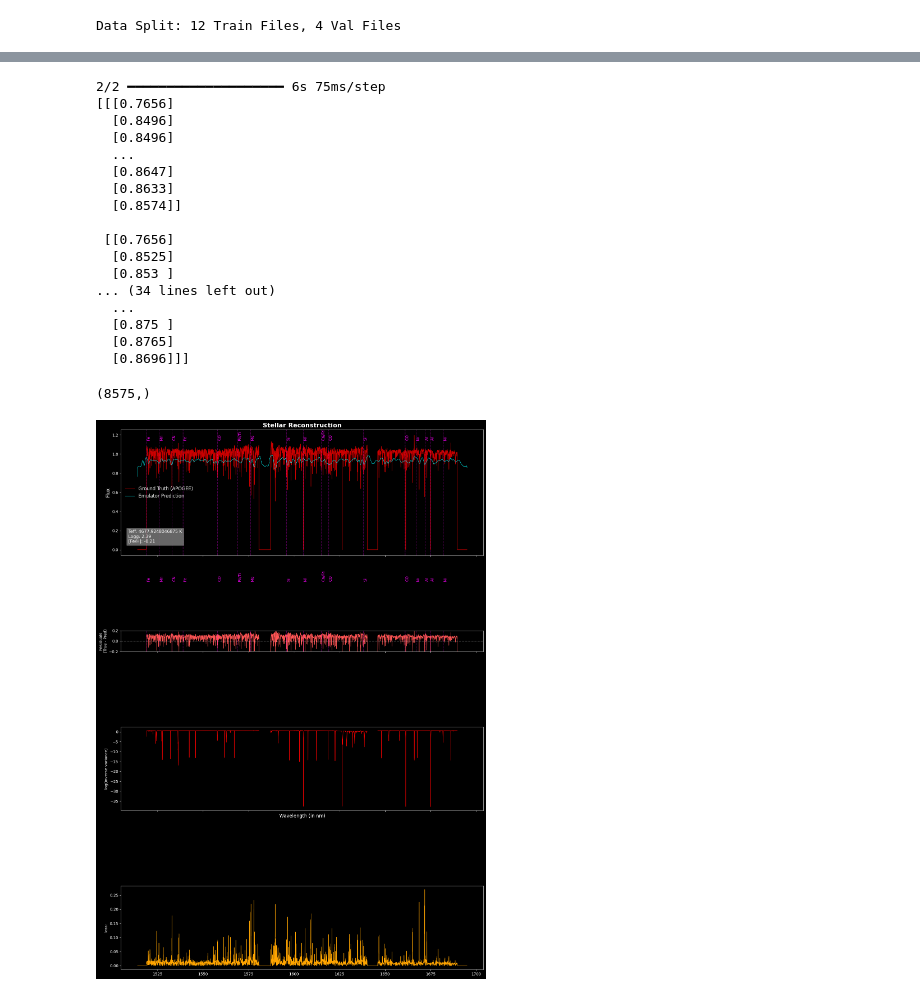
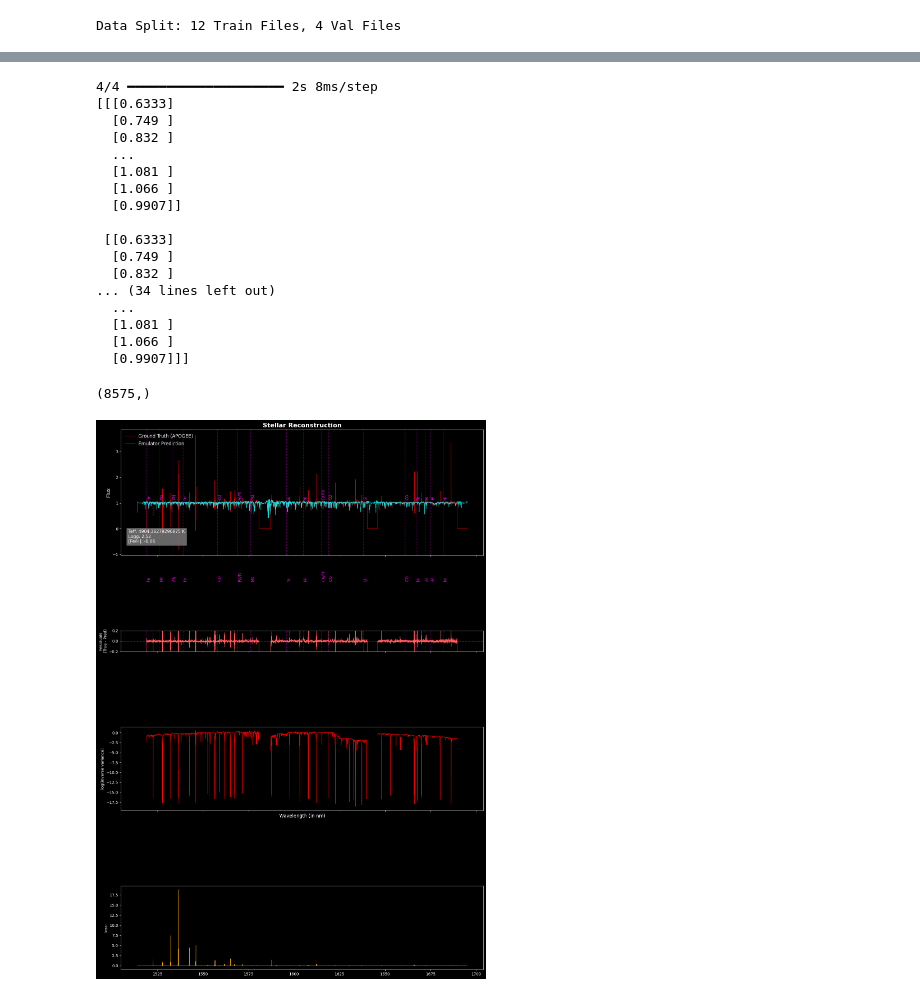
Before and after one commit to Aneeshshastri/STAR_SEER, a Jupyter notebook: Spectrogram_model_trainer.ipynb, the cells around one changed output, grey strips where cells are left out. Cells and saved outputs as stored; diff of their text form; code cells hidden in the pictures.

```diff
--- a/Spectrogram_model_trainer.ipynb
+++ b/Spectrogram_model_trainer.ipynb
@@ -27,13 +27,13 @@ class Config:
 
     # --- System ---
     TESTING_MODE = True
-    TEST_LIMIT = 10000
+    TEST_LIMIT = 140_000
     NUM_SHARDS = 16
     TRAIN_INTEGRATED=True
     TRAIN_BASE_MODEL=True
     RANDOM_SEED=42
     # --- Model Hyperparameters ---
-    BATCH_SIZE = 64
+    BATCH_SIZE = 128
     LEARNING_RATE = 1e-3
     EPOCHS = 50
     LATENT_DIM = 268
@@ -336,17 +403,27 @@ def parse_and_normalize(example_proto):
     feature_desc = {
         'labels': tf.io.FixedLenFeature([], tf.string),
         'spectra': tf.io.FixedLenFeature([], tf.string),
+        'weight': tf.io.FixedLenFeature([], tf.float32) # <--- Read Weight
     }
+
     parsed = tf.io.parse_single_example(example_proto, feature_desc)
+
+    # Parse Tensors
     labels = tf.io.parse_tensor(parsed['labels'], out_type=tf.float32)
     spectra = tf.io.parse_tensor(parsed['spectra'], out_type=tf.float32)
+    weight = parsed['weight'] # <--- Get Weight
 
+    # Set Shapes (Critical for Graph Execution)
     labels.set_shape([config.N_LABELS])
     spectra.set_shape([config.OUTPUT_LENGTH, 2])
+    # Weight is scalar, no shape needed implies ()
 
+    # Normalize Labels
     norm_labels = (labels - MEAN_TENSOR) / STD_TENSOR
-    return norm_labels, spectra
 
+    # Return (Input, Target, Sample_Weight)
+    # Note: Target is spectra, Input is norm_labels
+    return norm_labels, spectra, weight
 def build_dataset():
     all_files = sorted(tf.io.gfile.glob(os.path.join(config.TFREC_DIR, "*.tfrec")))
     split_idx = int(len(all_files) * 0.8)
@@ -662,11 +737,12 @@ def build_model():
     phys_indices = [0, 1, 2, 3, 4, 5, 22, 23, 25]
     #Adding guassian noise just in case my model fits too well (:clown face:)
     #inputs = layers.GaussianNoise(config.INPUT_NOISE)(inputs)
+    '''
     phys_only = layers.Lambda(
         lambda x: tf.gather(x, phys_indices, axis=1),
         name="physics_filter"
-    )(inputs)
-    x=phys_only
+    )(inputs)'''
+    x=inputs
     x = layers.Dense(256, activation='relu', kernel_regularizer=regularizers.l2(config.L2_VAL))(x)
 
     #268*32 IS 8576 , very close to our output shape (8575)
@@ -683,7 +759,8 @@ def build_model():
         x = layers.UpSampling1D(size=2)(x)
         res = layers.Conv1D(f, 1, padding='same', kernel_regularizer=regularizers.l2(config.L2_VAL))(x)
         x = layers.Conv1D(f, kernel_size=k, padding='same', kernel_regularizer=regularizers.l2(config.L2_VAL))(x)
-        x = layers.Activation('relu')(x)
+        x = layers.LayerNormalization()(x)
+        x = layers.Activation('swish')(x)
         x = layers.SpatialDropout1D(0.1)(x) #avoid overfitting
         x = layers.Add()([x, res])
 
@@ -698,7 +775,7 @@ def build_model():
 #-----------------------
 model = build_model()
 model.compile(optimizer=tf.keras.optimizers.Adam(config.LEARNING_RATE, clipnorm=config.CLIP_NORM),
-              loss=blurred_sobolev_loss)
+              loss=sobolev_loss)
 
 callbacks_list = [
     callbacks.ModelCheckpoint('best_emulator.keras', save_best_only=True, monitor='val_loss'),
@@ -1121,7 +1221,7 @@ def debug_prediction(integrated_model, input_labels, idx_to_plot=0):
 
 import matplotlib.pyplot as plt
 
-model=integrated_model
+#model=integrated_model
 
 
 
@@ -1200,45 +1300,45 @@ def plot_spectrum_comparison(y_true, y_pred,ivar=None,loss=None, labels=None, ti
     ax3.set_ylabel("log(inverse variance)",fontsize=10)
     ax3.set_xlabel("Wavelength (in nm)", fontsize=12)
     if(loss!=None):
         ax4.plot(wavelengths,loss,color='orange',linewidth=0.8)
         ax4.set_ylabel("loss:",fontsize=10)
     fig.tight_layout()
     fig.savefig("/kaggle/working/spectrogram_1.jpg")
     fig.show()
 
 #generate sample spectrograms
-for batch_labels, batch_spectra in val_ds.take(1):
+for batch_labels, batch_spectra ,spectra_weight in val_ds.take(1):
 
     preds = model.predict(batch_labels)
     print(preds)
     idx = 0
     true_spec = batch_spectra[idx, :, 0]
     ivar=batch_spectra[idx,:,1]
     pred_spec = preds[idx, :, 0]
     star_labels = batch_labels[idx]
     star_labels=star_labels*STD_TENSOR+MEAN_TENSOR
     loss=sobolev_loss_arr(batch_spectra[idx:(idx+1),:,:], preds[idx:(idx+1),:,:])
     loss=loss[0,:,0]
     plot_spectrum_comparison(true_spec, pred_spec,ivar,loss, labels=star_labels)
     print(loss.shape)
     break
 # %% [output]
-2/2 ━━━━━━━━━━━━━━━━━━━━ 6s 75ms/step
-[[[0.7656]
-  [0.8496]
-  [0.8496]
+4/4 ━━━━━━━━━━━━━━━━━━━━ 2s 8ms/step
+[[[0.6333]
+  [0.749 ]
+  [0.832 ]
   ...
-  [0.8647]
-  [0.8633]
-  [0.8574]]
+  [1.081 ]
+  [1.066 ]
+  [0.9907]]
 
- [[0.7656]
-  [0.8525]
-  [0.853 ]
+ [[0.6333]
+  [0.749 ]
+  [0.832 ]
 ... (34 lines left out)
   ...
-  [0.875 ]
-  [0.8765]
-  [0.8696]]]
+  [1.081 ]
+  [1.066 ]
+  [0.9907]]]
 (8575,)
-[figure, old version]
+[figure, new version]
```
Also changed, not shown: parts of 7 cells of this notebook.
